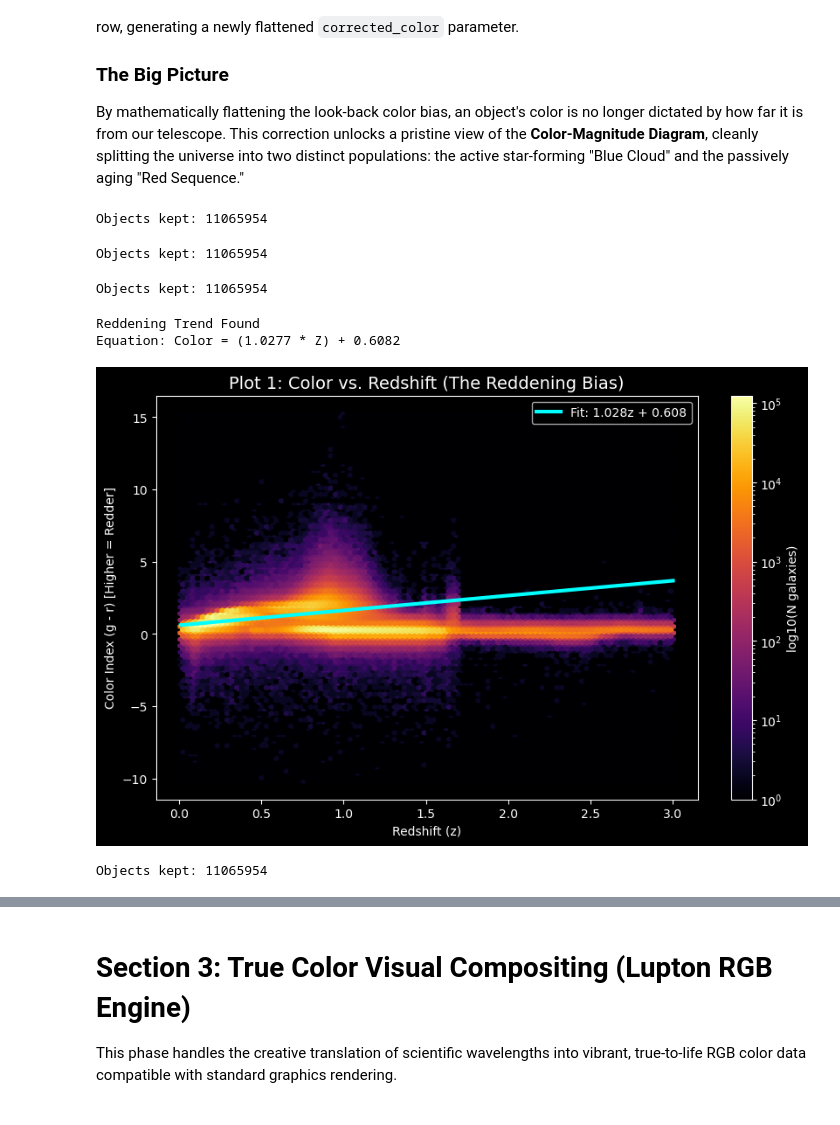
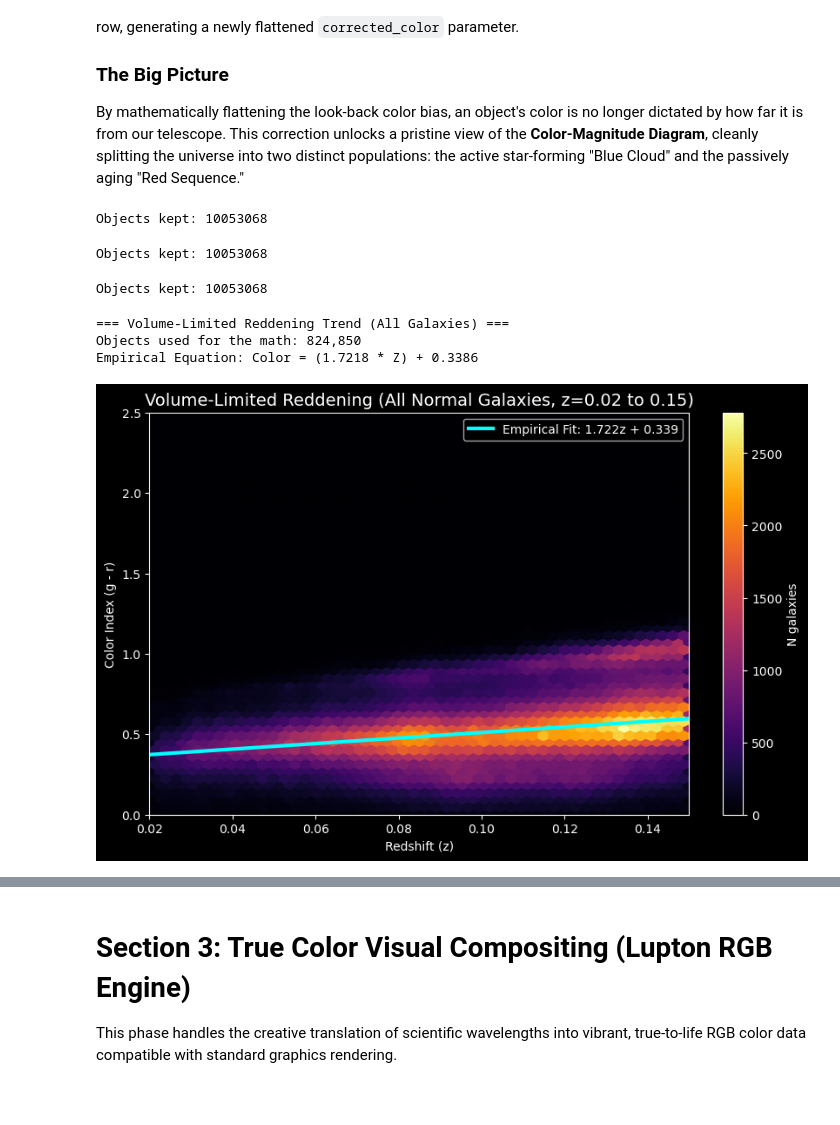
Before and after one commit to KyleDrees/desi-openspace-visualization, a Jupyter notebook: fitstocsv_final.ipynb, the cells around one changed output, grey strips where cells are left out. Cells and saved outputs as stored; diff of their text form; code cells hidden in the pictures.

```diff
--- a/fitstocsv_final.ipynb
+++ b/fitstocsv_final.ipynb
@@ -57,6 +45,9 @@ if 'ZWARN' in catalog.colnames:
 if 'ZERR' in catalog.colnames:
     catalog = catalog[catalog['ZERR'] < 0.001]
 
+# Delta Chi-Squared Cut (High Confidence Redshifts)
+deltachi2_min = 40
+catalog = catalog[catalog['DELTACHI2'] > deltachi2_min]
 
 #Filter out duplicates
 catalog = unique(catalog, keys=['TARGET_RA', 'TARGET_DEC'])
@@ -134,7 +127,7 @@ zerr = catalog['ZERR']
 zwarn = catalog['ZWARN']
 print('Objects kept:', len(catalog))
 # %% [output]
-Objects kept: 11065954
+Objects kept: 10053068
 # %%
 #Define apparent magnitudes
 app_mag_G = -2.5*np.log10(catalog['FLUX_G'])+22.5
@@ -146,7 +139,7 @@ app_mag_W1 = -2.5 * np.log10(np.clip(catalog['FLUX_W1'], 0.001, None)) + 22.5
 app_mag_W2 = -2.5 * np.log10(np.clip(catalog['FLUX_W2'], 0.001, None)) + 22.5
 print('Objects kept:', len(catalog))
 # %% [output]
-Objects kept: 11065954
+Objects kept: 10053068
 # %%
 #Define absolute magnitudes
 def apparent_to_absolute_magnitude(m, z):
@@ -160,56 +153,68 @@ abs_mag_w1 = apparent_to_absolute_magnitude(app_mag_W1, redshift)
 abs_mag_w2 = apparent_to_absolute_magnitude(app_mag_W2, redshift)
 print('Objects kept:', len(catalog))
 # %% [output]
-Objects kept: 11065954
+Objects kept: 10053068
 # %%
-# Calculate the uncorrected color index (g - r)
+from scipy.stats import binned_statistic
+
+# 1. Calculate color
 color_g_r = abs_mag_g - abs_mag_r
-
 z_vals = catalog['Z']
 color_vals = color_g_r
 
-# Create a mask to isolate the normal galaxies for the math (ignoring high-z quasars)
-math_mask = z_vals < 0.8
+# 2. The Volume-Limited Bubble Mask
+# - Redshift strictly between 0.02 and 0.15
+# - Realistic normal galaxy colors (0.0 to 2.5) to cut out noise
+math_mask = (z_vals > 0.02) & (z_vals < 0.15) & (color_vals > 0.0) & (color_vals < 2.5)
 z_math = z_vals[math_mask]
 color_math = color_vals[math_mask]
 
-# Fit the line using ONLY the masked galaxy data
-slope, intercept = np.polyfit(z_math, color_math, 1)
+# 3. Slice the bubble into 10 vertical columns
+bins = np.linspace(0.02, 0.15, 10)
+bin_centers = 0.5 * (bins[:-1] + bins[1:])
 
+# 4. Find the median color of the total galaxy population in each column
+medians, _, _ = binned_statistic(z_math, color_math, statistic='median', bins=bins)
+valid = ~np.isnan(medians)
 
-print(f"Reddening Trend Found")
-print(f"Equation: Color = ({slope:.4f} * Z) + {intercept:.4f}")
+# 5. Fit the line!
+slope, intercept = np.polyfit(bin_centers[valid], medians[valid], 1)
 
-# Create Plot 1
+print("=== Volume-Limited Reddening Trend (All Galaxies) ===")
+print(f"Objects used for the math: {len(z_math):,}")
+print(f"Empirical Equation: Color = ({slope:.4f} * Z) + {intercept:.4f}")
+
+# 6. Create the Plot
 plt.style.use('dark_background')
 plt.figure(figsize=(10, 6))
 
-# Use hexbin for massive datasets (creates a density heatmap)
-plt.hexbin(z_vals, color_vals, gridsize=100, cmap='inferno', bins='log')
+# Plot the bubble
+plt.hexbin(z_math, color_math, gridsize=50, cmap='inferno')
 cb = plt.colorbar()
-cb.set_label('log10(N galaxies)')
+cb.set_label('N galaxies')
 
-# Generate the line of best fit to draw on top
-z_line = np.linspace(z_vals.min(), z_vals.max(), 100)
+# Generate the line of best fit for the plot
+z_line = np.linspace(0.02, 0.15, 100)
 color_line = (slope * z_line) + intercept
 
-# Plot the trend line in bright cyan so it stands out against the heatmap
-plt.plot(z_line, color_line, color='cyan', linewidth=3, label=f'Fit: {slope:.3f}z + {intercept:.3f}')
+# Plot the trend line
+plt.plot(z_line, color_line, color='cyan', linewidth=3, label=f'Empirical Fit: {slope:.3f}z + {intercept:.3f}')
 
-plt.title("Plot 1: Color vs. Redshift (The Reddening Bias)", fontsize=14)
+plt.xlim(0.02, 0.15)
+plt.ylim(0, 2.5)
+plt.title("Volume-Limited Reddening (All Normal Galaxies, z=0.02 to 0.15)", fontsize=14)
 plt.xlabel("Redshift (z)")
-plt.ylabel("Color Index (g - r) [Higher = Redder]")
+plt.ylabel("Color Index (g - r)")
 plt.legend()
 plt.show()
 
 # Reset the style back to default
 plt.style.use('default')
-print('Objects kept:', len(catalog))
 # %% [output]
-Reddening Trend Found
-Equation: Color = (1.0277 * Z) + 0.6082
+=== Volume-Limited Reddening Trend (All Galaxies) ===
+Objects used for the math: 824,850
+Empirical Equation: Color = (1.7218 * Z) + 0.3386
-[figure, old version]
+[figure, new version]
-Objects kept: 11065954
 # %%
 # Apply the empirical correction:
 # We subtract the bias (slope * Z) from the original colors to 'flatten' the universe
```
Also changed, not shown: parts of 12 cells of this notebook, 6 other files.
